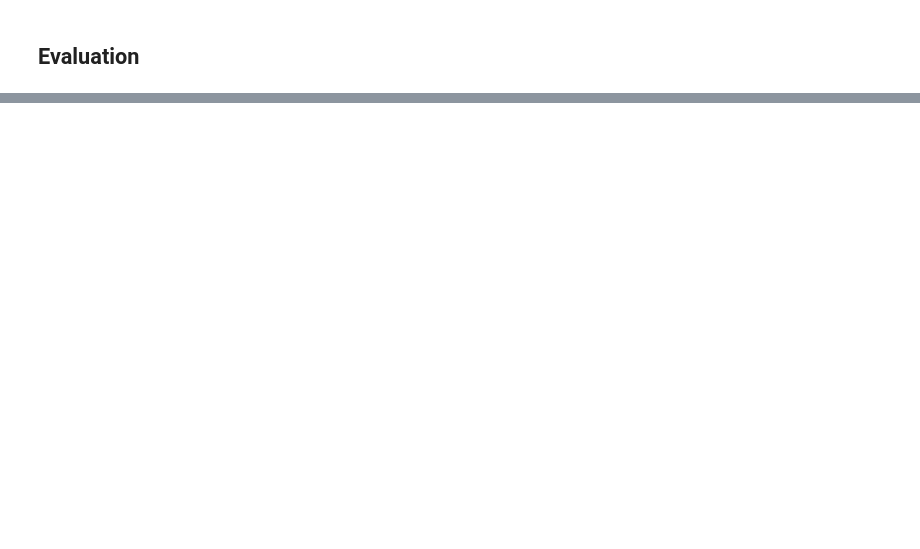
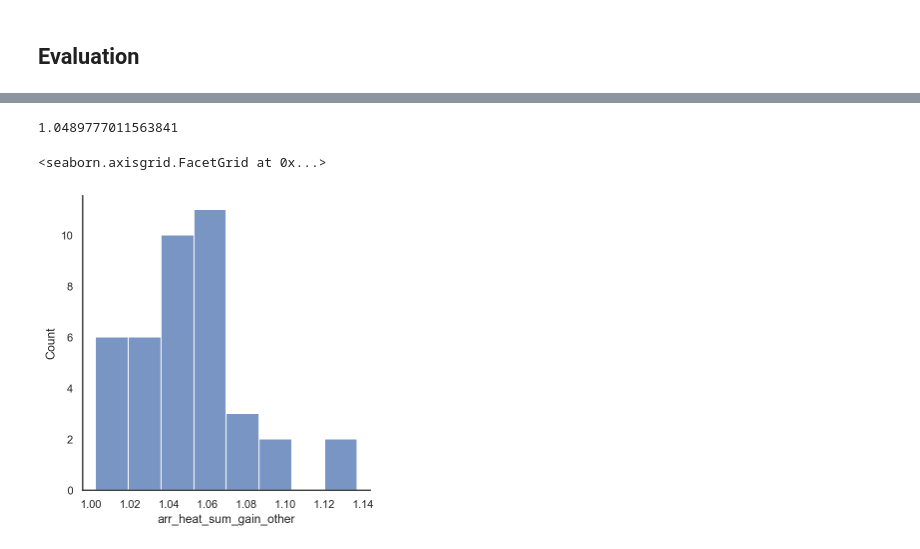
Before and after one commit to timzatko/dp, a Jupyter notebook: conda_notebooks/risei/evaluation_history_segmentation_masks.ipynb, the cells around one changed output, grey strips where cells are left out. Cells and saved outputs as stored; diff of their text form; code cells hidden in the pictures; blank space fills up the shorter version.

```diff
--- a/conda_notebooks/risei/evaluation_history_segmentation_masks.ipynb
+++ b/conda_notebooks/risei/evaluation_history_segmentation_masks.ipynb
@@ -326,0 +370,7 @@ print(seg_labels)
+# %%
+print(evaluator.df['arr_heat_sum_gain_other'].median())
+sns.displot(evaluator.df['arr_heat_sum_gain_other'])
+# %% [output]
+1.0489777011563841
+<seaborn.axisgrid.FacetGrid at 0x...>
+[figure, added]
```
Also changed, not shown: parts of 15 cells of this notebook, 8 other files.
